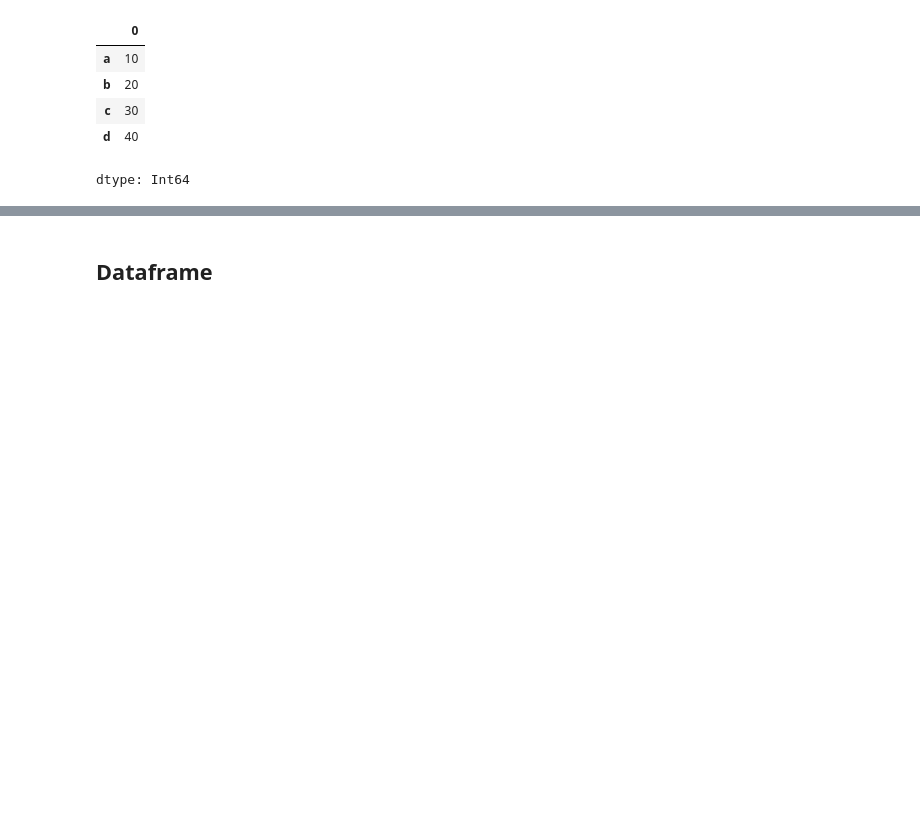
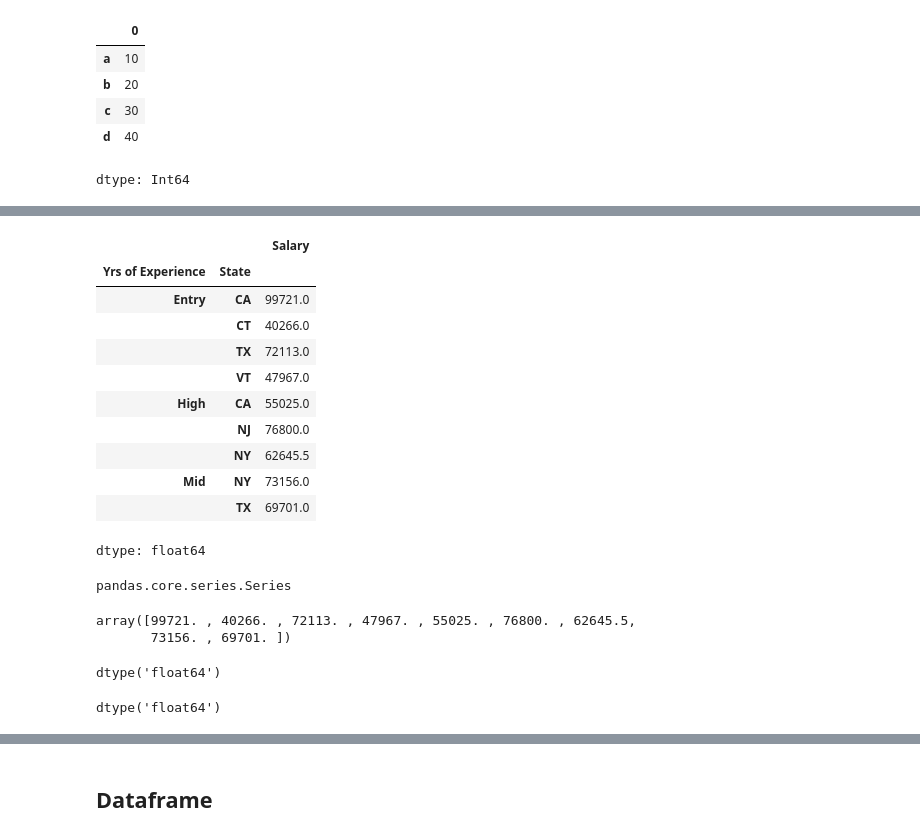
Before and after one commit to fateme-alk/learning, a Jupyter notebook: IBM_data_analysis/module1/IBM_data_analysis.ipynb, the cells around one changed output, grey strips where cells are left out. Drawn from its saved outputs; the diff is of its cells as text; code cells hidden in the pictures; blank space fills up the shorter version.

```diff
--- a/IBM_data_analysis/module1/IBM_data_analysis.ipynb
+++ b/IBM_data_analysis/module1/IBM_data_analysis.ipynb
@@ -816,0 +848,34 @@ dtype: Int64
+# %%
+se = df.groupby(['Yrs of Experience', 'State'])['Salary'].mean()
+# %%
+se
+# %% [output]
+|  |  | Salary |
+| Yrs of Experience | State |  |
+| Entry | CA | 99721.0 |
+|  | CT | 40266.0 |
+|  | TX | 72113.0 |
+|  | VT | 47967.0 |
+| High | CA | 55025.0 |
+|  | NJ | 76800.0 |
+|  | NY | 62645.5 |
+| Mid | NY | 73156.0 |
+|  | TX | 69701.0 |
+dtype: float64
+# %%
+type(se)
+# %% [output]
+pandas.core.series.Series
+# %%
+se.values
+# %% [output]
+array([99721. , 40266. , 72113. , 47967. , 55025. , 76800. , 62645.5,
+       73156. , 69701. ])
+# %%
+se.values.dtype
+# %% [output]
+dtype('float64')
+# %%
+se.dtype
+# %% [output]
+dtype('float64')
```
Also changed, not shown: parts of 14 cells of this notebook.
